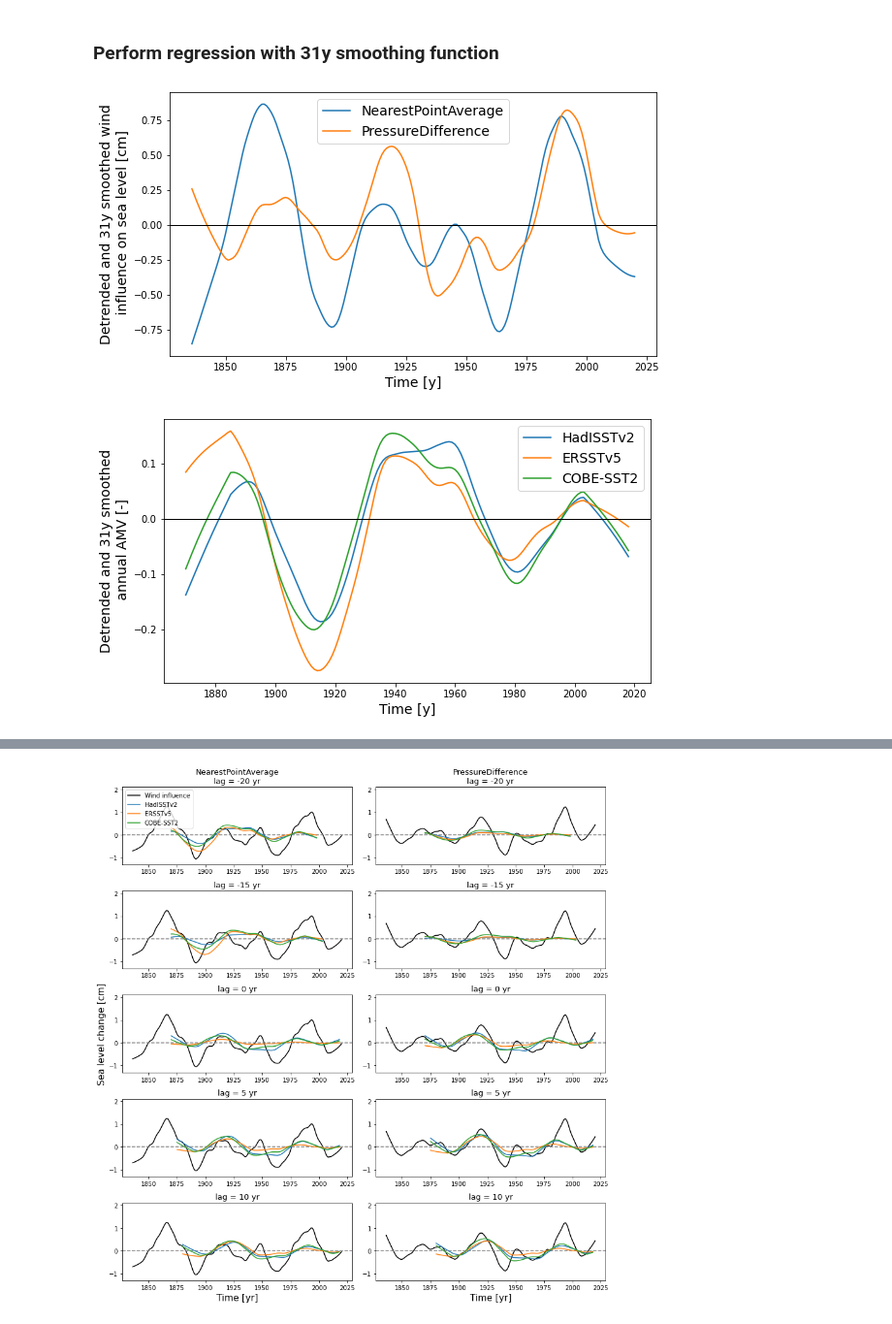
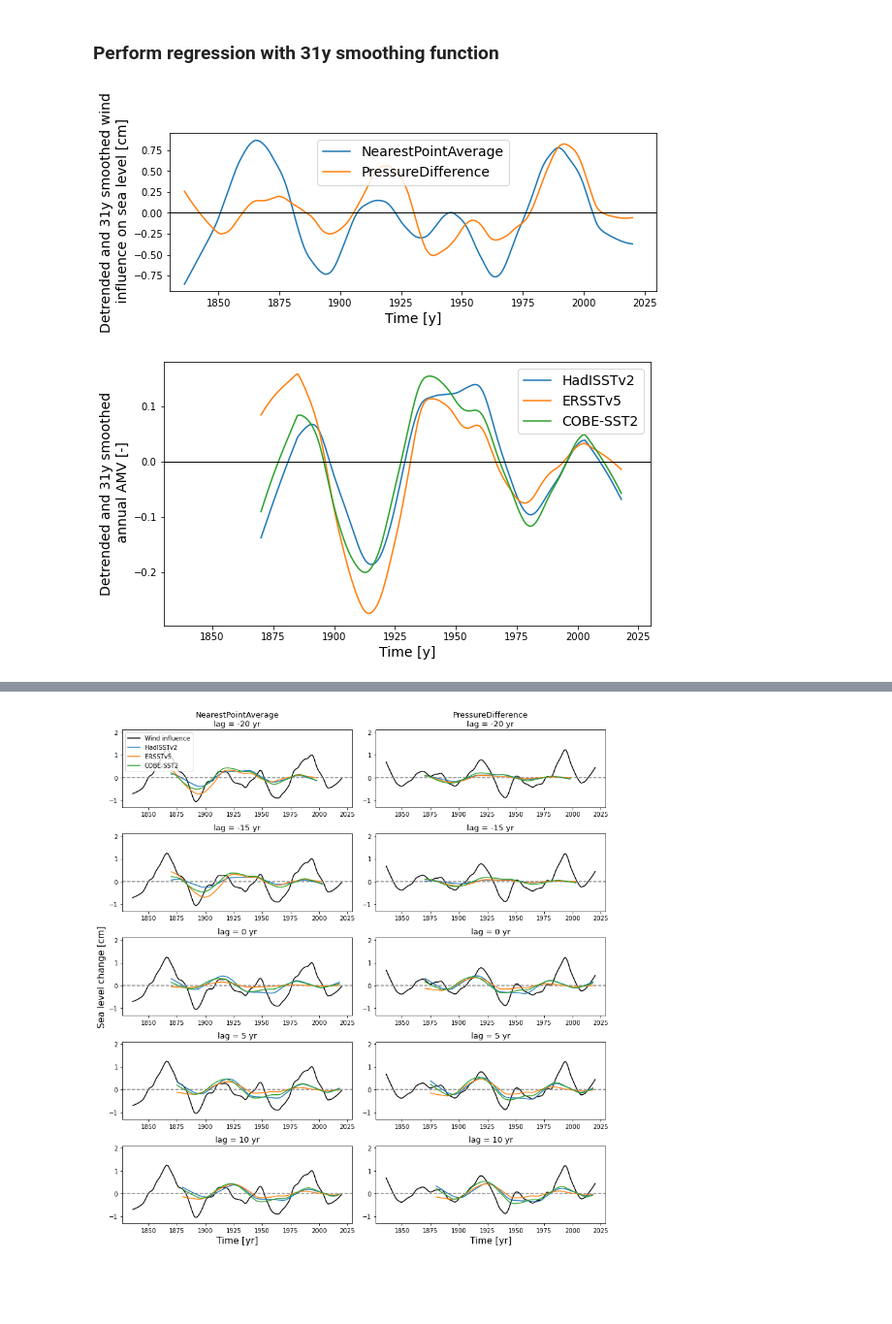
Before and after one commit to iris-keizer/Thesis-KNMI, a Jupyter notebook: AMV/notebooks/lagged_regression_new_methods.ipynb, the cells around one changed output, grey strips where cells are left out. Shown at 97% size. Saved outputs shown, nothing was run; the diff lists cells and outputs as text; code cells hidden in the pictures; blank space fills up the shorter version.

```diff
--- a/AMV/notebooks/lagged_regression_new_methods.ipynb
+++ b/AMV/notebooks/lagged_regression_new_methods.ipynb
@@ -203,14 +206,15 @@ Also do the regression for other windows, for example 31, 41, 51y
 # %%
 wind_data_dt_sm_31 = df_smooth(wind_data_dt, 31)
 
-wind_data_dt_sm_31.plot(figsize = (9,5))
+wind_data_dt_sm_31.plot(figsize = (9,3))
 plt.legend(fontsize = 14)
 plt.xlabel('Time [y]', fontsize = 14)
 plt.ylabel('Detrended and 31y smoothed wind\n influence on sea level [cm]', fontsize = 14)
 plt.axhline(color='k', linewidth = 1)
+plt.xlim(1830,2030)
 plt.savefig('/Users/iriskeizer/Documents/Wind effect/Figures/AMV/smoothed_31y_detrended_wind', bbox_inches='tight', dpi = 500)
 # %% [output]
-[figure, old version]
+[figure, new version]
 # %%
 # Apply a LOWESS function with a 31-year smoothing window
 
@@ -221,6 +225,7 @@ plt.legend(fontsize = 14)
 plt.xlabel('Time [y]', fontsize = 14)
 plt.ylabel('Detrended and 31y smoothed\n annual AMV [-]', fontsize = 14)
 plt.axhline(color='k', linewidth = 1)
+plt.xlim(1830,2030)
 plt.savefig('/Users/iriskeizer/Documents/Wind effect/Figures/AMV/smoothed_31y_detrended_amv', bbox_inches='tight', dpi = 500)
 # %% [output]
-[figure, old version]
+[figure, new version]
```
Also changed, not shown: parts of 25 cells of this notebook, 4 other files.
